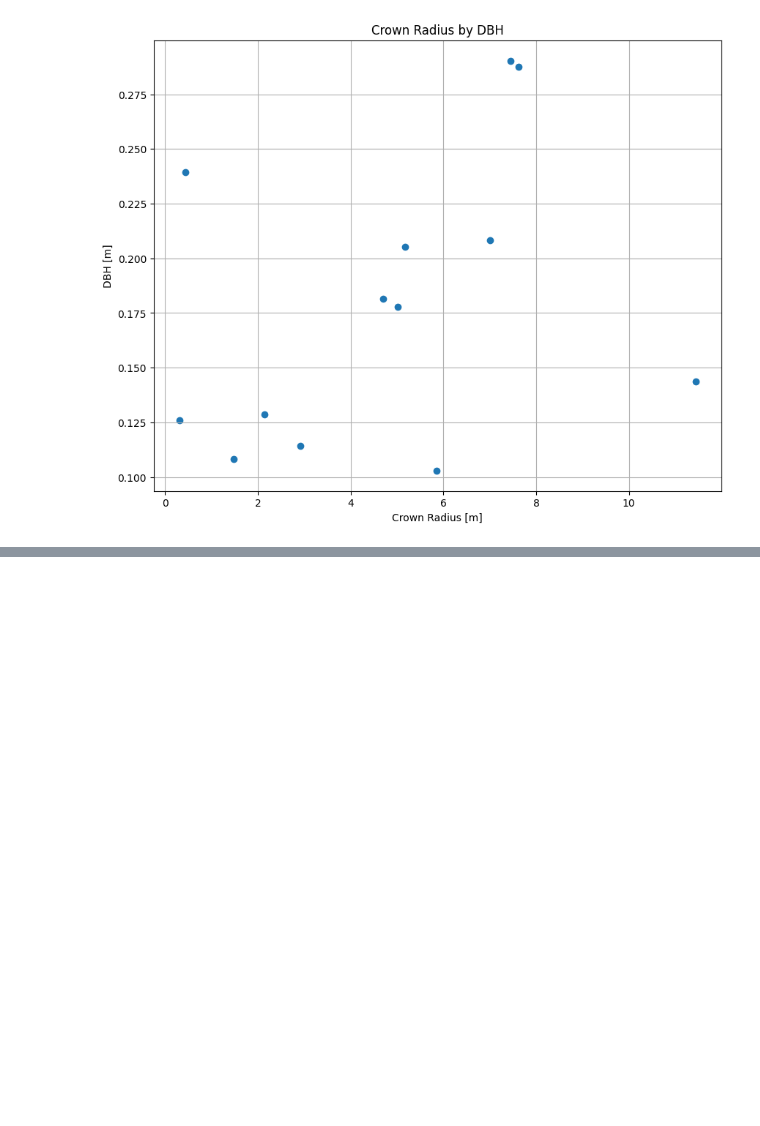
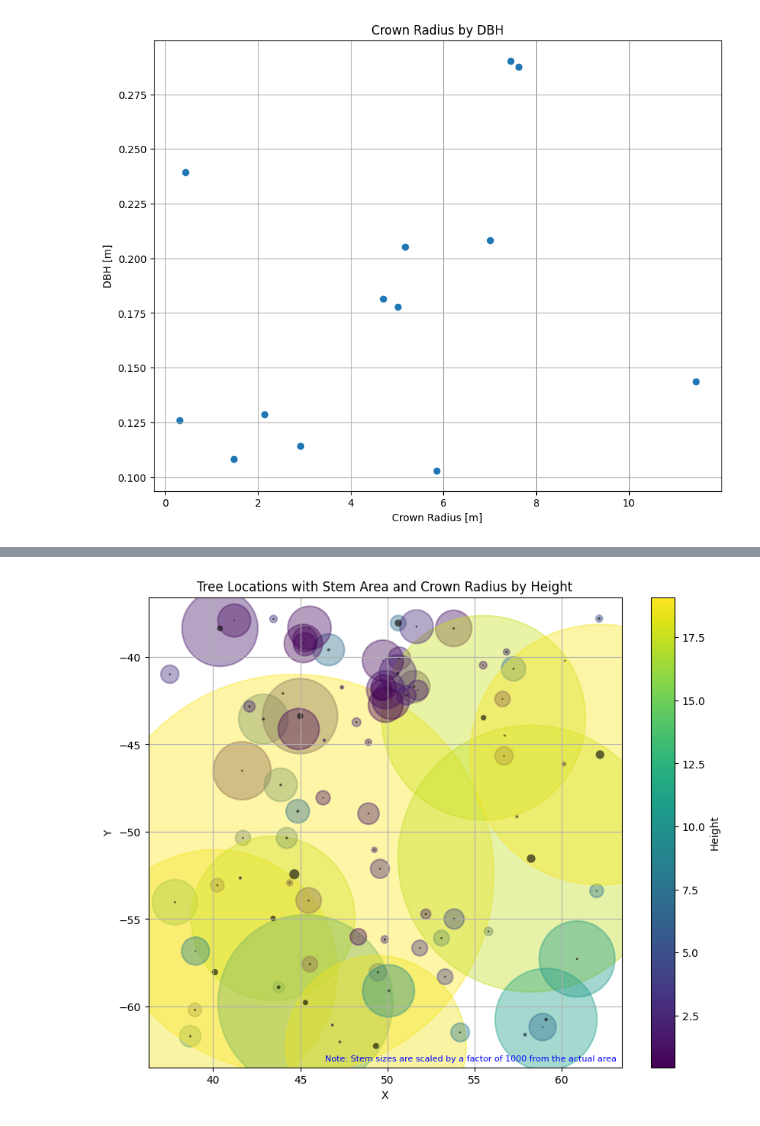
Before and after one commit to tim-devereux/PyTreeFile, a Jupyter notebook: notebooks/treefile_example.ipynb, the cells around one changed output, grey strips where cells are left out. Cells and saved outputs as stored; diff of their text form; code cells hidden in the pictures; blank space fills up the shorter version.

```diff
--- a/notebooks/treefile_example.ipynb
+++ b/notebooks/treefile_example.ipynb
@@ -130,0 +229,43 @@ plt.show()
+# %%
+### Plotting the tree locations with stem diameter and crown radius
+import matplotlib.colors as mcolors
+
+# Setup the figure and axes
+fig, ax = plt.subplots(figsize=(10, 8))
+
+# Define the colormap for the crown radius circles
+cmap = plt.cm.viridis
+
+# Normalize the height column for the colormap to color the crown radius circles by tree height
+norm = mcolors.Normalize(vmin=tree_merged_df['height'].min(), vmax=tree_merged_df['height'].max())
+
+
+# Adding circles to represent crown radius, colored by height
+for idx, row in tree_merged_df.iterrows():
+    color = cmap(norm(row['height']))  # Determine circle color based on tree height
+    crown_circle = plt.Circle((row['x'], row['y']), row['crown_radius'], color=color, fill=True, alpha=0.4, linewidth=1.5)
+    ax.add_artist(crown_circle)
+# Plotting tree locations with stem area as black circles
+ax.scatter(tree_merged_df['x'], tree_merged_df['y'], s=tree_merged_df['stem_area'] * 1000, c='black', label='Stem Area', alpha=0.6, edgecolors='none')
+
+# Customizing the plot
+ax.set_xlabel('X')
+ax.set_ylabel('Y')
+ax.set_title('Tree Locations with Stem Area and Crown Radius by Height')
+ax.grid(True)
+
+# Adding a colorbar to indicate the scale for tree height
+sm = plt.cm.ScalarMappable(cmap=cmap, norm=norm)
+sm.set_array([])
+plt.colorbar(sm, ax=ax, label='Height')
+
+# This is an example text, adjust the placement and text as needed
+plt.text(0.99, 0.01, 'Note: Stem sizes are scaled by a factor of 1000 from the actual area',
+         verticalalignment='bottom', horizontalalignment='right',
+         transform=plt.gca().transAxes,  # This aligns the text to the axes
+         color='blue', fontsize=8)
+
+
+plt.show()
+# %% [output]
+[figure, added]
```
Also changed, not shown: parts of 13 cells of this notebook, 2 other files.
